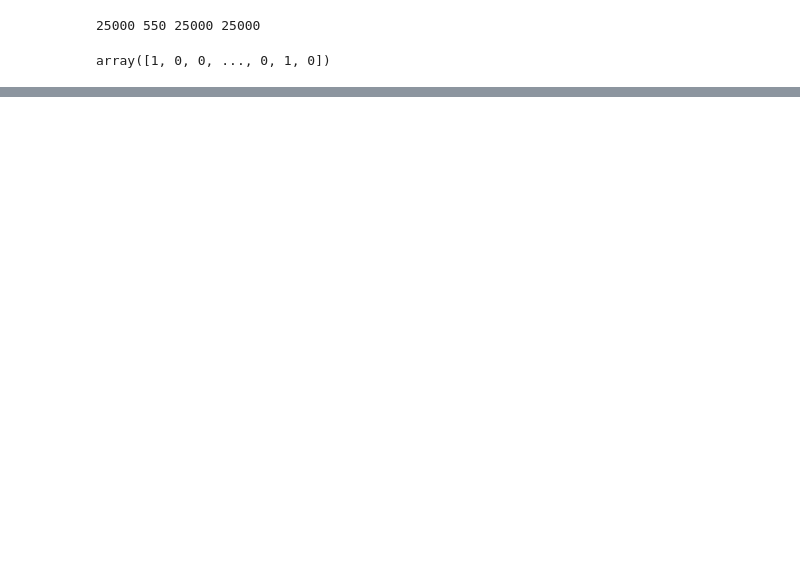
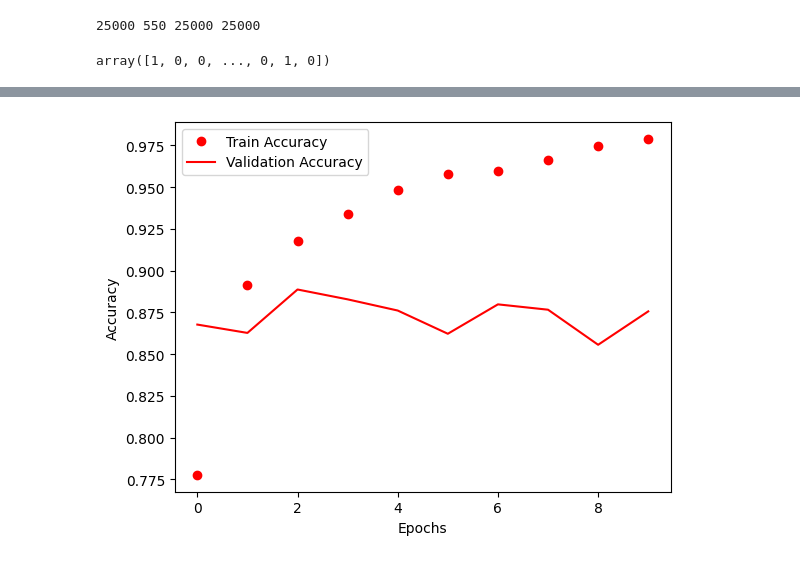
Before and after one commit to Narasim/Python_DLDS, a Jupyter notebook: DLKeras.ipynb, the cells around one changed output, grey strips where cells are left out. Cells and saved outputs as stored; diff of their text form; code cells hidden in the pictures; blank space fills up the shorter version.

```diff
--- a/DLKeras.ipynb
+++ b/DLKeras.ipynb
@@ -159,0 +307,12 @@ array([1, 0, 0, ..., 0, 1, 0])
+# %%
+accData = result.history['accuracy']
+accVal = result.history['val_accuracy']
+epochs = range(0, len(result.history['accuracy']))
+plt.plot(epochs, accData, 'ro', label = 'Train Accuracy')
+plt.plot(epochs, accVal, 'r', label = 'Validation Accuracy')
+plt.xlabel('Epochs')
+plt.ylabel('Accuracy')
+plt.legend()
+plt.show()
+# %% [output]
+[figure, added]
```
Also changed, not shown: parts of 17 cells of this notebook.
